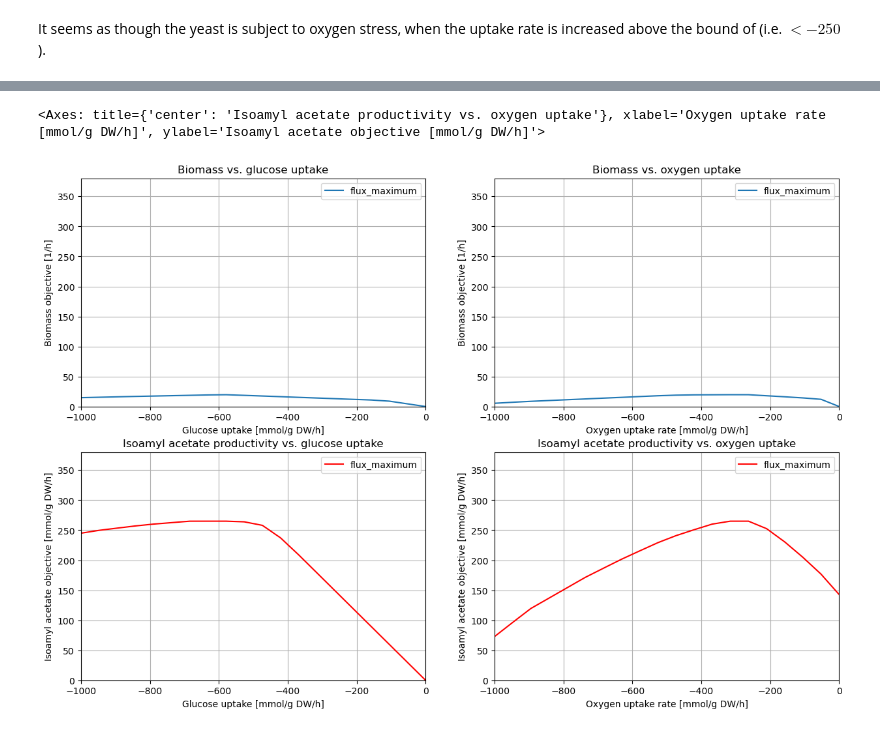
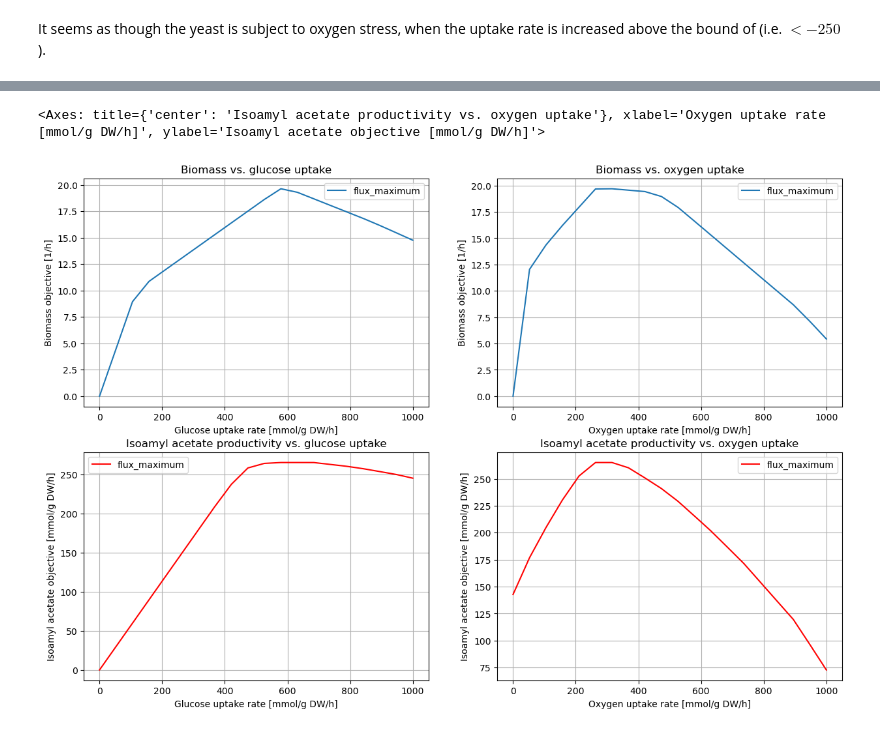
Before and after one commit to 27410/group-assingment-team11, a Jupyter notebook: 04_Phenotype_phase_plane.ipynb, the cells around one changed output, grey strips where cells are left out. Drawn from its saved outputs; the diff is of its cells as text; code cells hidden in the pictures.

```diff
--- a/04_Phenotype_phase_plane.ipynb
+++ b/04_Phenotype_phase_plane.ipynb
@@ -172,21 +196,26 @@ It seems as though the yeast is subject to oxygen stress, when the uptake rate i
 # %%
-# Graphs all together, Idk how to set different axis to individual plots
+# Assuming rates cant be negative, for the final graphs the absolute value is taken to the flux.
+ppp_biomass['r_1714'] = ppp_biomass['r_1714'].abs()
+ppp_o2['r_1992'] = ppp_o2['r_1992'].abs()
+ppp_isoamyl_acetate['r_1714'] = ppp_isoamyl_acetate['r_1714'].abs()
+ppp_isoa_vs_o2['r_1992'] = ppp_isoa_vs_o2['r_1992'].abs()
 
-fig, axs = plt.subplots(2,2,figsize=(15,10), subplot_kw={'xlim':(-1000,0),'ylim': (0,380)})
+# Now creating the plots
+fig, axs = plt.subplots(2, 2, figsize=(15, 10))
 
-ppp_biomass.plot(x='r_1714', y='flux_maximum', xlabel="Glucose uptake [mmol/g DW/h]",
-                 ylabel="Biomass objective [1/h]", grid = True, ax=axs[0][0], title="Biomass vs. glucose uptake")
+ppp_biomass.plot(x='r_1714', y='flux_maximum', xlabel="Glucose uptake rate [mmol/g DW/h]",
+                 ylabel="Biomass objective [1/h]", grid=True, ax=axs[0][0], title="Biomass vs. glucose uptake")
 
 ppp_o2.plot(x='r_1992', y='flux_maximum', xlabel="Oxygen uptake rate [mmol/g DW/h]",
-                    ylabel="Biomass objective [1/h]", grid=True, ax=axs[0][1], title="Biomass vs. oxygen uptake")
+            ylabel="Biomass objective [1/h]", grid=True, ax=axs[0][1], title="Biomass vs. oxygen uptake")
 
-ppp_isoamyl_acetate.plot(x='r_1714', y='flux_maximum', xlabel="Glucose uptake [mmol/g DW/h]",
-                    ylabel="Isoamyl acetate objective [mmol/g DW/h]", grid=True, ax=axs[1][0], title="Isoamyl acetate productivity vs. glucose uptake",
-                    color = "red")
+ppp_isoamyl_acetate.plot(x='r_1714', y='flux_maximum', xlabel="Glucose uptake rate [mmol/g DW/h]",
+                         ylabel="Isoamyl acetate objective [mmol/g DW/h]", grid=True, ax=axs[1][0],
+                         title="Isoamyl acetate productivity vs. glucose uptake", color="red")
 
 ppp_isoa_vs_o2.plot(x='r_1992', y='flux_maximum', xlabel="Oxygen uptake rate [mmol/g DW/h]",
-                    ylabel="Isoamyl acetate objective [mmol/g DW/h]", grid=True, ax=axs[1][1], title="Isoamyl acetate productivity vs. oxygen uptake",
-                    color="red" )
+                    ylabel="Isoamyl acetate objective [mmol/g DW/h]", grid=True, ax=axs[1][1],
+                    title="Isoamyl acetate productivity vs. oxygen uptake", color="red")
 # %% [output]
 <Axes: title={'center': 'Isoamyl acetate productivity vs. oxygen uptake'}, xlabel='Oxygen uptake rate [mmol/g DW/h]', ylabel='Isoamyl acetate objective [mmol/g DW/h]'>
-[figure, old version]
+[figure, new version]
```
Also changed, not shown: parts of 6 cells of this notebook, 2 other files.
